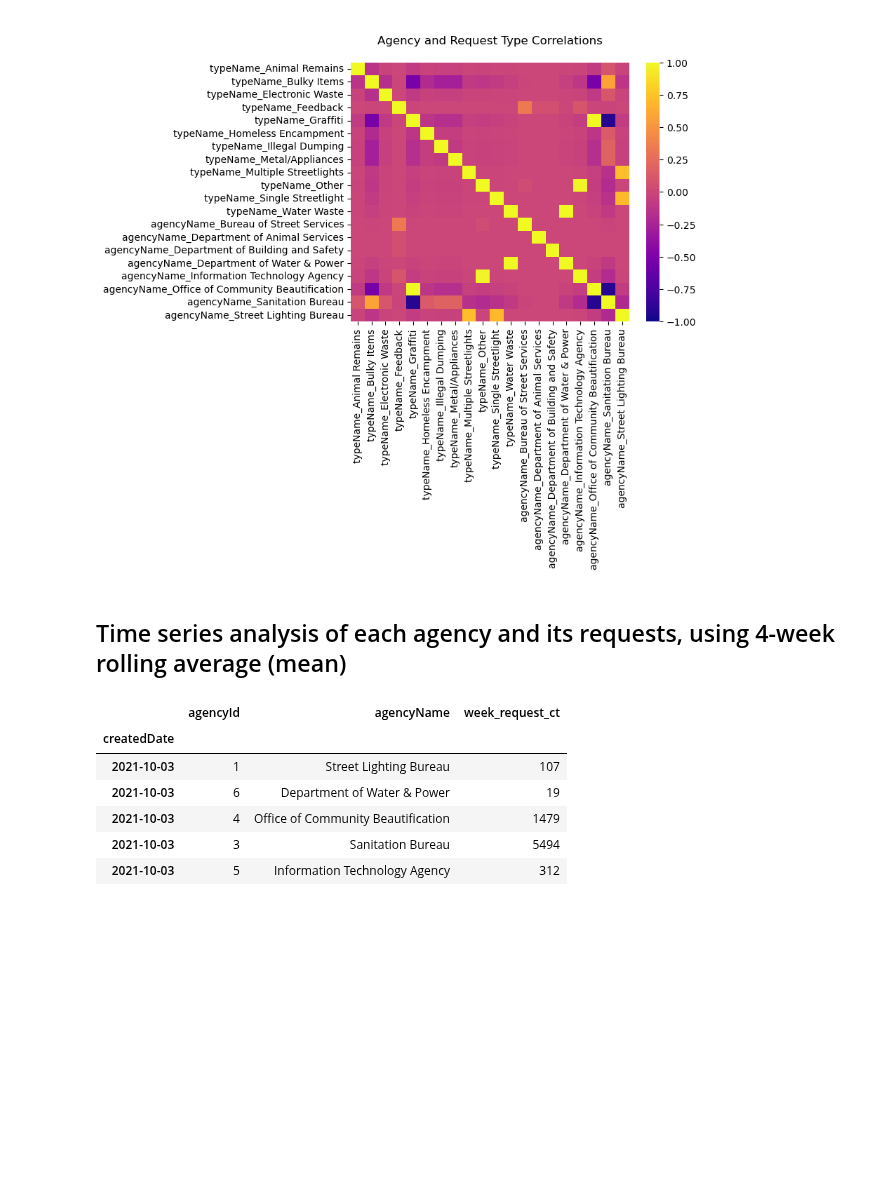
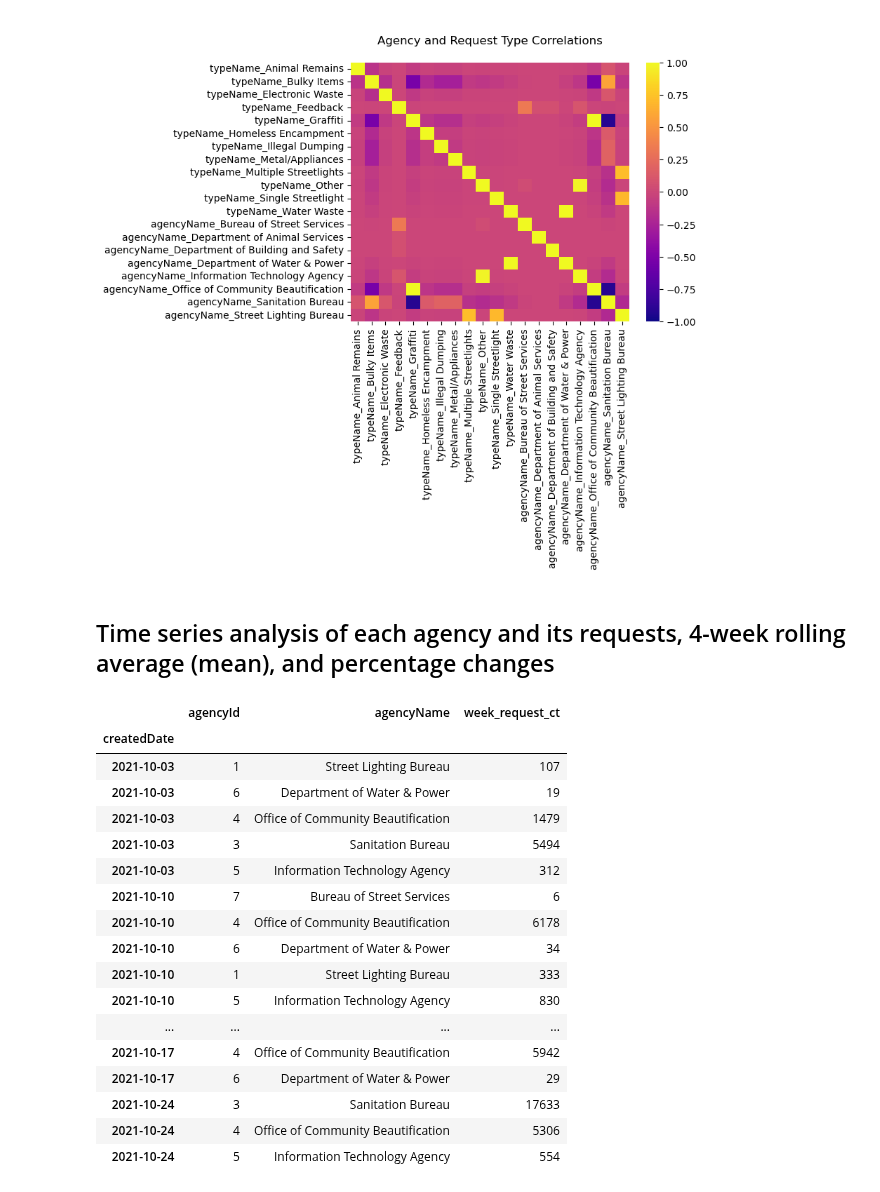
Before and after one commit to ajmachado42/Hack-for-LA-311-Data, a Jupyter notebook: I-1432/code/clean_eda.ipynb, the cells around one changed output. Cells and saved outputs as stored; diff of their text form; code cells hidden in the pictures; blank space fills up the shorter version.

```diff
--- a/I-1432/code/clean_eda.ipynb
+++ b/I-1432/code/clean_eda.ipynb
@@ -179,7 +181,7 @@ plt.savefig('../images/type_agency_corr.jpg');
 # %% [output]
 [figure]
 # %% [markdown]
-## Time series analysis of each agency and its requests, using 4-week rolling average (mean)
+## Time series analysis of each agency and its requests, 4-week rolling average (mean), and percentage changes
 # %%
 # Created date to index
 df.set_index('createdDate', inplace = True)
@@ -189,25 +191,36 @@ df.sort_index(inplace = True)
 # %%
 # Resample for week
 df_agency_ts = df.groupby(['agencyId', 'agencyName']).resample('W').size().reset_index(name = 'week_request_ct')
 
 # format df_agency_ts for plots
 df_agency_ts['createdDate'] = pd.to_datetime(df_agency_ts['createdDate'])
 
 # Created date to index
 df_agency_ts.set_index('createdDate', inplace = True)
 
 # Sort index for chronological order
 df_agency_ts.sort_index(inplace = True)
 
-df_agency_ts.head()
+df_agency_ts.head(20)
 # %% [output]
 |  | agencyId | agencyName | week_request_ct |
 | createdDate |  |  |  |
 | 2021-10-03 | 1 | Street Lighting Bureau | 107 |
 | 2021-10-03 | 6 | Department of Water & Power | 19 |
 | 2021-10-03 | 4 | Office of Community Beautification | 1479 |
 | 2021-10-03 | 3 | Sanitation Bureau | 5494 |
 | 2021-10-03 | 5 | Information Technology Agency | 312 |
+| 2021-10-10 | 7 | Bureau of Street Services | 6 |
+| 2021-10-10 | 4 | Office of Community Beautification | 6178 |
+| 2021-10-10 | 6 | Department of Water & Power | 34 |
+| 2021-10-10 | 1 | Street Lighting Bureau | 333 |
+| 2021-10-10 | 5 | Information Technology Agency | 830 |
+| ... | ... | ... | ... |
+| 2021-10-17 | 4 | Office of Community Beautification | 5942 |
+| 2021-10-17 | 6 | Department of Water & Power | 29 |
+| 2021-10-24 | 3 | Sanitation Bureau | 17633 |
+| 2021-10-24 | 4 | Office of Community Beautification | 5306 |
+| 2021-10-24 | 5 | Information Technology Agency | 554 |
 # %%
 # loop through and plot request count and rolling 4 week average for each agency
 # dips in January for all, street lighting goes down, water & power goes up
```
Also changed, not shown: parts of 2 cells of this notebook, 9 other files.
